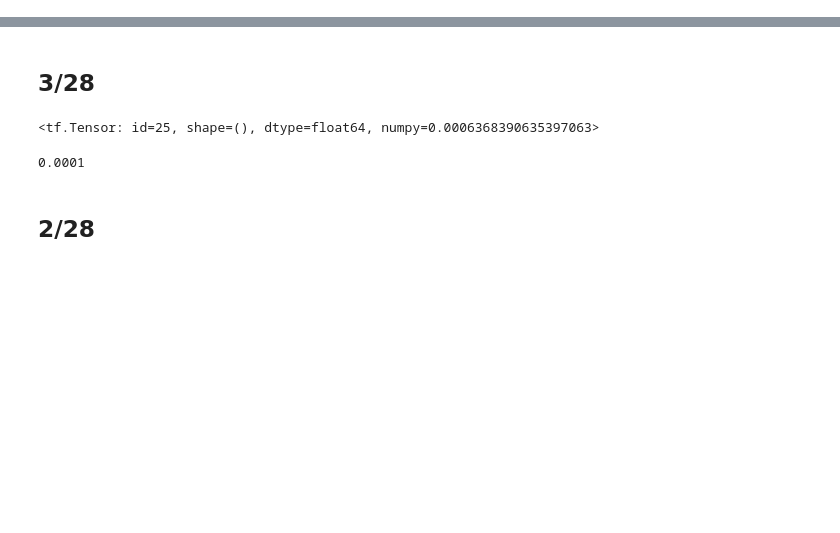
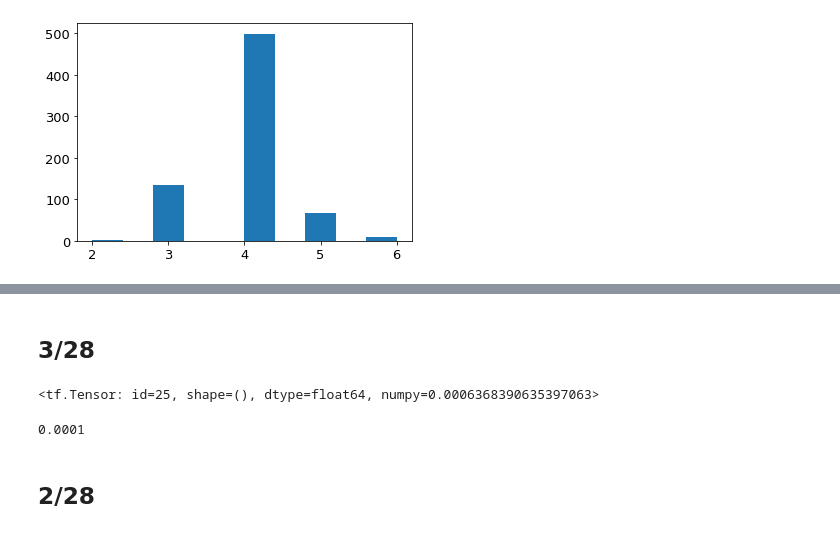
Before and after one commit to milesaturpin/latent-variable-nn, a Jupyter notebook: notebooks/scratch.ipynb, the cells around one changed output, grey strips where cells are left out. Cells and saved outputs as stored; diff of their text form; code cells hidden in the pictures; blank space fills up the shorter version.

```diff
--- a/notebooks/scratch.ipynb
+++ b/notebooks/scratch.ipynb
@@ -6,0 +96,4 @@ tfd = tfp.distributions
+# %%
+plt.hist(max_occ);
+# %% [output]
+[figure, added]
```
Also changed, not shown: parts of 49 cells of this notebook.
